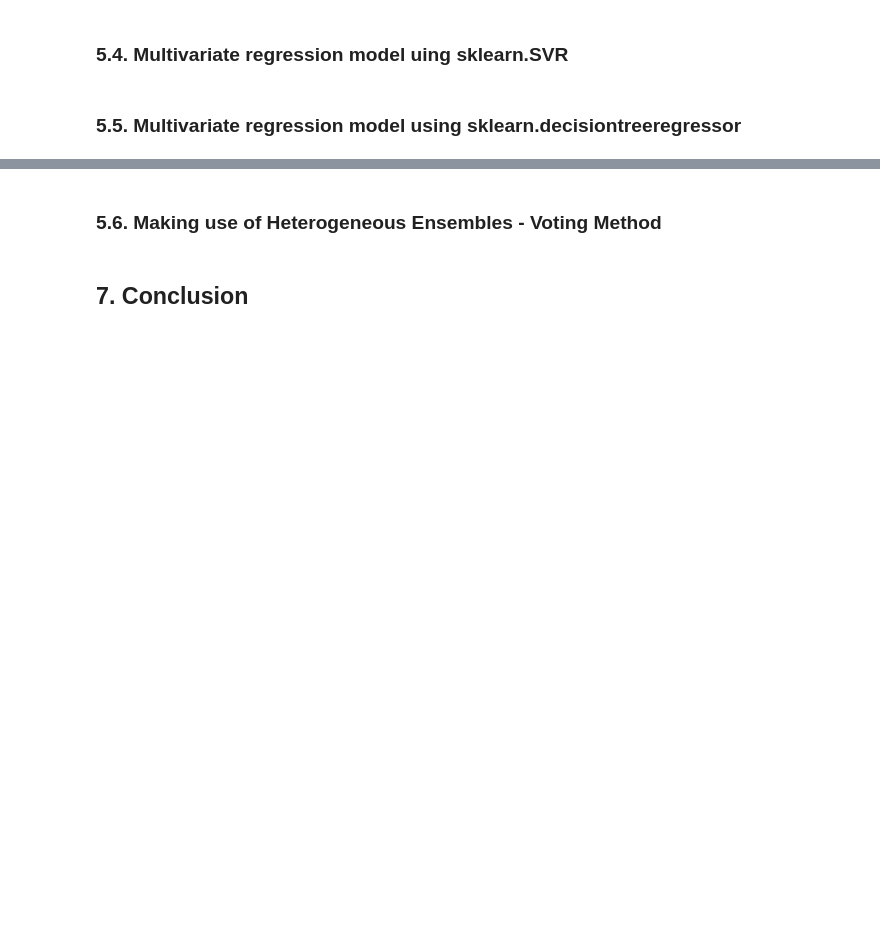
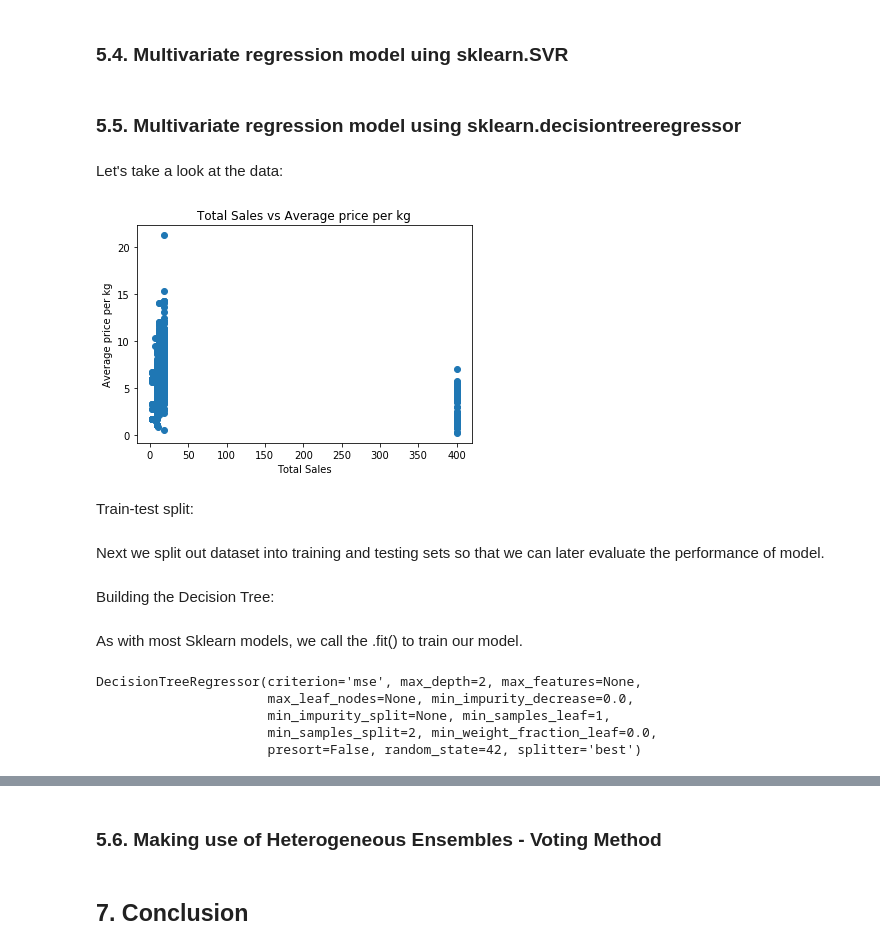
Before and after one commit to lkrump7/regression-apples-predict-api-template, a Jupyter notebook: Linear Regression team TS2.ipynb, the cells around one changed output, grey strips where cells are left out. Drawn from its saved outputs; the diff is of its cells as text; code cells hidden in the pictures; blank space fills up the shorter version.

```diff
--- a/Linear Regression team TS2.ipynb
+++ b/Linear Regression team TS2.ipynb
@@ -860,3 +860,20 @@ print('Formula:\n\t{}'.format(formula_str))
 ### 5.4. Multivariate regression model uing sklearn.SVR
 # %% [markdown]
 ### 5.5. Multivariate regression model using sklearn.decisiontreeregressor
+# %% [markdown]
+Let's take a look at the data:
+# %%
+X = train_set["Weight_Kg"] # independent variable
+y = train_set["avg_price_per_kg"] # dependent variable
+
+plt.scatter(X,y) # create scatter plot
+plt.title("Total Sales vs Average price per kg")
+plt.xlabel("Total Sales")
+plt.ylabel("Average price per kg")
+plt.show()
+# %% [output]
+[figure, added]
+# %% [markdown]
+Train-test split:
+# %% [markdown]
+Next we split out dataset into training and testing sets so that we can later evaluate the performance of model.
@@ -862,0 +886,2 @@ print('Formula:\n\t{}'.format(formula_str))
+# %% [markdown]
+Building the Decision Tree:
@@ -862,0 +894,10 @@ print('Formula:\n\t{}'.format(formula_str))
+# %% [markdown]
+As with most Sklearn models, we call the .fit() to train our model.
+# %%
+regr_tree.fit(x_train,y_train)
+# %% [output]
+DecisionTreeRegressor(criterion='mse', max_depth=2, max_features=None,
+                      max_leaf_nodes=None, min_impurity_decrease=0.0,
+                      min_impurity_split=None, min_samples_leaf=1,
+                      min_samples_split=2, min_weight_fraction_leaf=0.0,
+                      presort=False, random_state=42, splitter='best')
```
Also changed, not shown: parts of 16 cells of this notebook.
